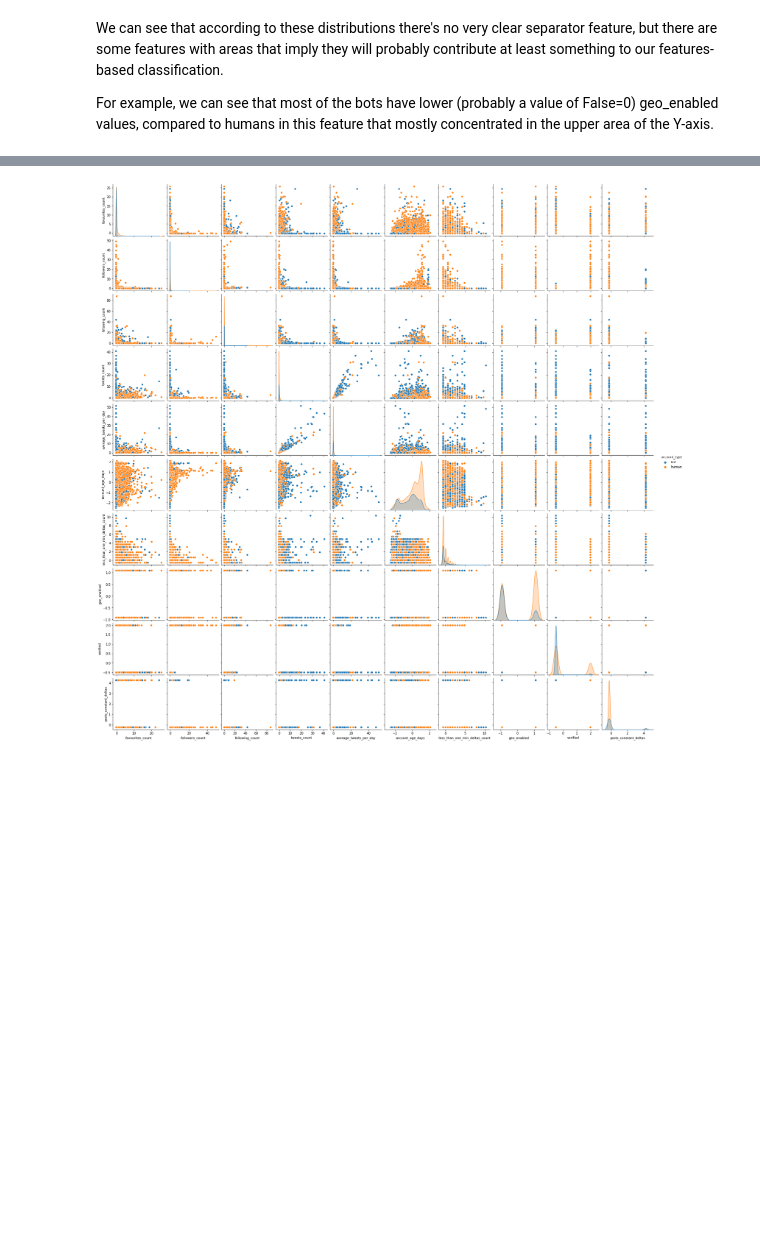
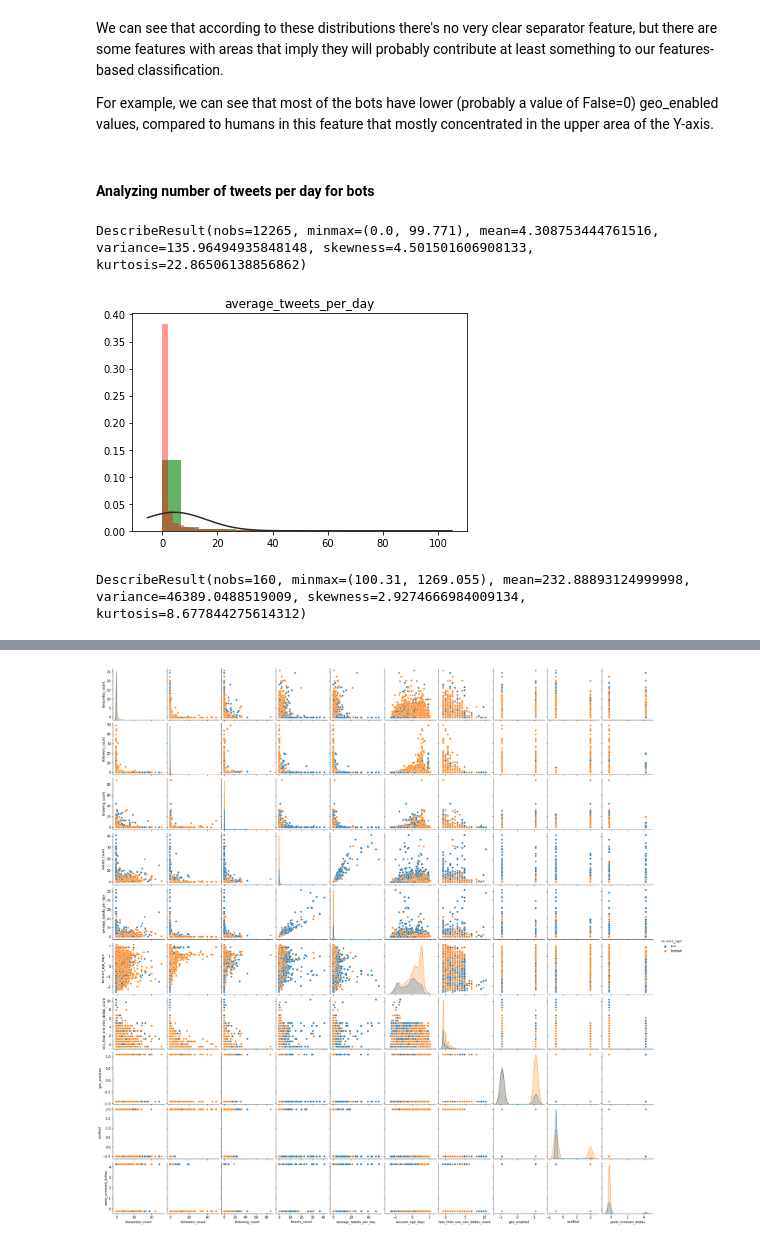
Before and after one commit to orlysk/TwitterBotsProject, a Jupyter notebook: Detecting_Twitter_Bots.ipynb, the cells around one changed output, grey strips where cells are left out. Cells and saved outputs as stored; diff of their text form; code cells hidden in the pictures; blank space fills up the shorter version.

```diff
--- a/Detecting_Twitter_Bots.ipynb
+++ b/Detecting_Twitter_Bots.ipynb
@@ -502,3 +507,26 @@ plt.xticks(rotation=90);
 We can see that according to these distributions there's no very clear separator feature, but there are some features with areas that imply they will probably contribute at least something to our features-based classification.
 
 For example, we can see that most of the bots have lower (probably a value of False=0) geo_enabled values, compared to humans in this feature that mostly concentrated in the upper area of the Y-axis.
+# %% [markdown]
+#### Analyzing number of tweets per day for bots
+# %%
+from scipy import stats
+
+account_type_bot = users_df.loc[users_df["account_type"] == 'bot']
+less_than_100_tweets = account_type_bot.where(account_type_bot['average_tweets_per_day'] < 100)
+less_than_100_tweets = less_than_100_tweets['average_tweets_per_day'].dropna()
+x = np.array(less_than_100_tweets)
+plt.hist(x, bins=15, density=True, alpha=0.6, color='g')
+plt.title('average_tweets_per_day')
+plt.show
+sns.distplot(x, fit=stats.norm, kde=False, color='r')
+stats.describe(x)
+# %% [output]
+DescribeResult(nobs=12265, minmax=(0.0, 99.771), mean=4.308753444761516, variance=135.96494935848148, skewness=4.501501606908133, kurtosis=22.86506138856862)
+[figure, new version]
+# %%
+more_than_100_tweets = account_type_bot.where(account_type_bot['average_tweets_per_day'] > 100)
+new_more_then = more_than_100_tweets['average_tweets_per_day'].dropna()
+stats.describe(new_more_then)
+# %% [output]
+DescribeResult(nobs=160, minmax=(100.31, 1269.055), mean=232.88893124999998, variance=46389.0488519009, skewness=2.9274666984009134, kurtosis=8.677844275614312)
```
Also changed, not shown: parts of 10 cells of this notebook.
